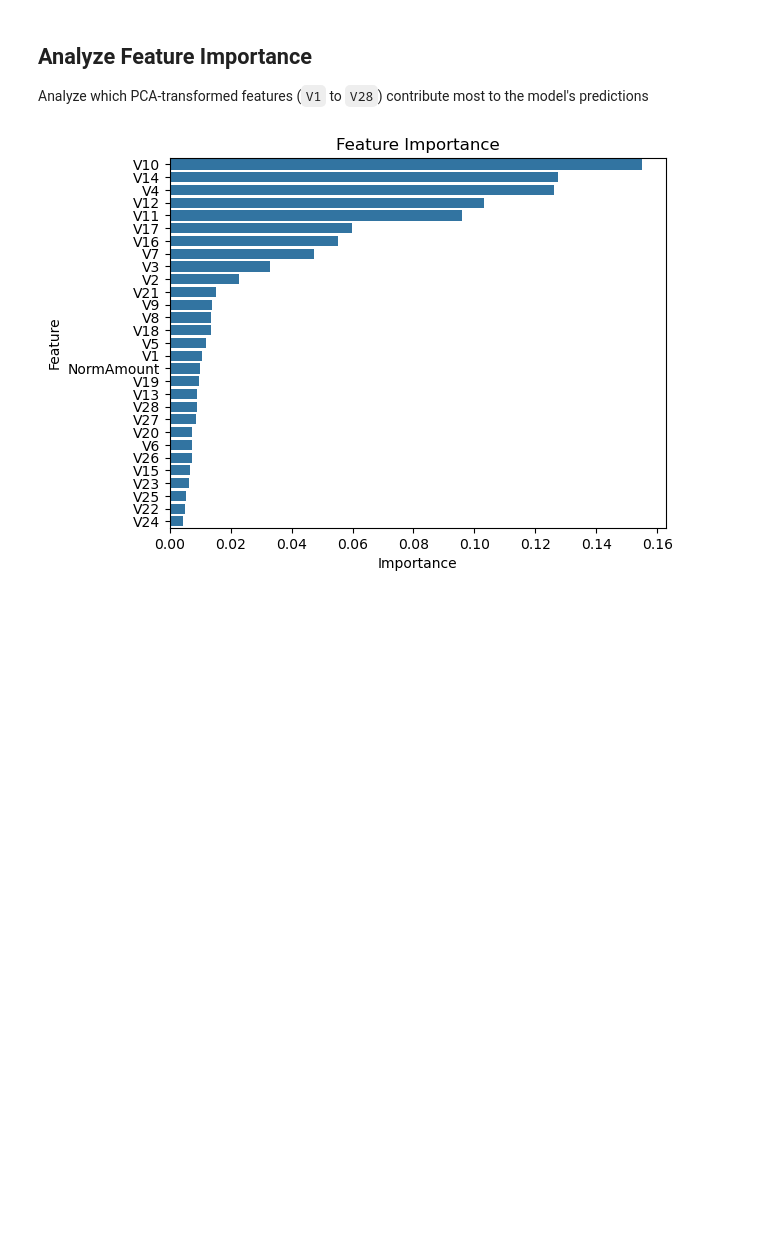
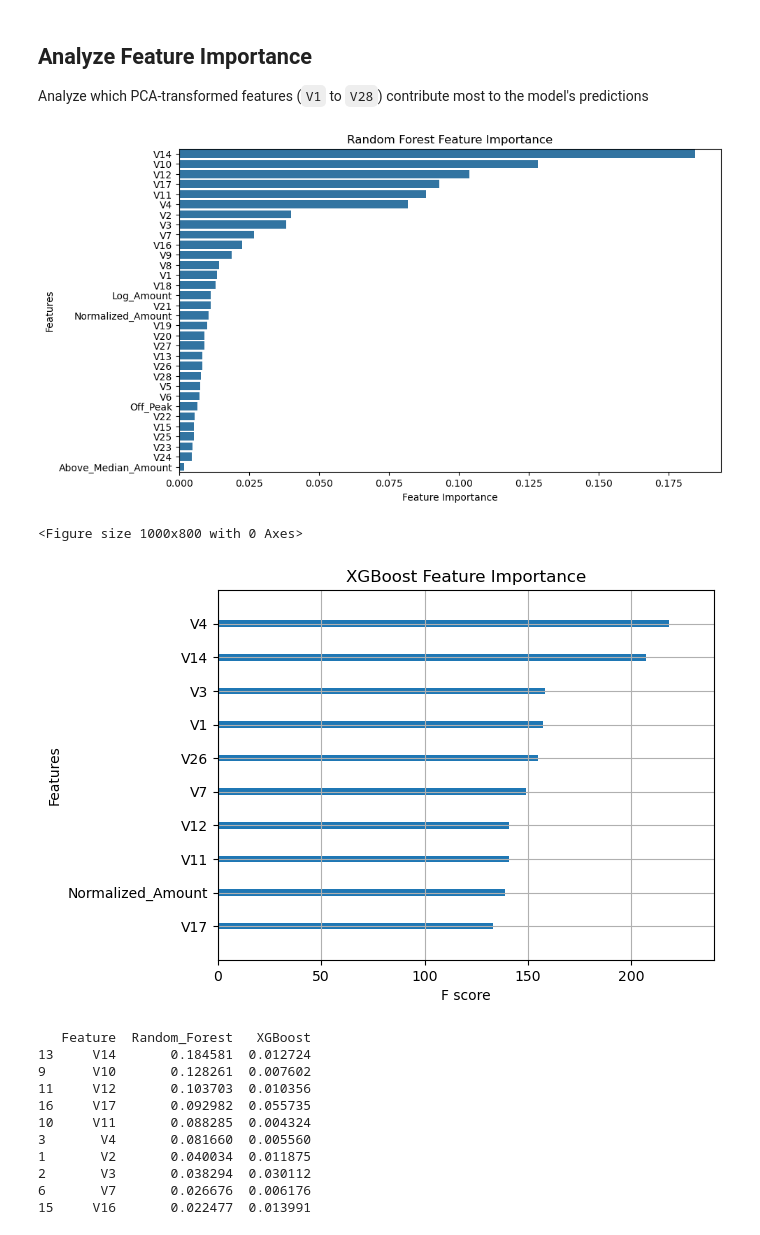
Before and after one commit to bwong109/fraud-detection, a Jupyter notebook: frauddetection.ipynb, the cells around one changed output. Drawn from its saved outputs; the diff is of its cells as text; code cells hidden in the pictures; blank space fills up the shorter version.

```diff
--- a/frauddetection.ipynb
+++ b/frauddetection.ipynb
@@ -158,0 +257,8 @@ Model training complete.
+# %%
+rf = RandomForestClassifier(n_estimators=100, random_state=42)
+rf.fit(X_train_resampled, y_train_resampled)
+
+# Predictions and evaluation
+rf_preds = rf.predict(X_test)
+rf_auc = roc_auc_score(y_test, rf_preds)
+print(f"Random Forest AUC (after SMOTE): {rf_auc}")
@@ -158,0 +269,8 @@ Model training complete.
+# %%
+xgb = XGBClassifier(n_estimators=100, random_state=42, use_label_encoder=False, eval_metric='logloss')
+xgb.fit(X_train_resampled, y_train_resampled)
+
+# Predictions and evaluation
+xgb_preds = xgb.predict(X_test)
+xgb_auc = roc_auc_score(y_test, xgb_preds)
+print(f"XGBoost AUC (after SMOTE): {xgb_auc}")
@@ -197,14 +318,49 @@ plt.show()
 ## Analyze Feature Importance
 Analyze which PCA-transformed features (`V1` to `V28`) contribute most to the model's predictions
 # %%
-# Feature importance
-importances = rf.feature_importances_
-features = X.columns
-feature_importance = pd.DataFrame({'Feature': features, 'Importance': importances})
-feature_importance.sort_values(by='Importance', ascending=False, inplace=True)
+# Extract feature importance from Random Forest
+rf_feature_importance = pd.DataFrame({
+    'Feature': X_train.columns,
+    'Importance': rf.feature_importances_
+}).sort_values(by='Importance', ascending=False)
 
-sns.barplot(x='Importance', y='Feature', data=feature_importance)
-plt.title("Feature Importance")
+# Plot the feature importance
+plt.figure(figsize=(10, 6))
+sns.barplot(x='Importance', y='Feature', data=rf_feature_importance)
+plt.title("Random Forest Feature Importance")
+plt.xlabel("Feature Importance")
+plt.ylabel("Features")
 plt.show()
+
+from xgboost import plot_importance
+
+# Plot feature importance directly using XGBoost
+plt.figure(figsize=(10, 8))
+plot_importance(xgb, max_num_features=10, importance_type='weight', show_values=False)
+plt.title("XGBoost Feature Importance")
+plt.show()
+
+# Combine the importance from both models for comparison
+combined_importance = pd.DataFrame({
+    'Feature': rf_feature_importance['Feature'],
+    'Random_Forest': rf_feature_importance['Importance'],
+    'XGBoost': xgb.feature_importances_
+}).sort_values(by='Random_Forest', ascending=False)
+
+# Display top 10 features
+print(combined_importance.head(10))
 # %% [output]
-[figure, old version]
+[figure, new version]
+<Figure size 1000x800 with 0 Axes>
+[figure, added]
+   Feature  Random_Forest   XGBoost
+13     V14       0.184581  0.012724
+9      V10       0.128261  0.007602
+11     V12       0.103703  0.010356
+16     V17       0.092982  0.055735
+10     V11       0.088285  0.004324
+3       V4       0.081660  0.005560
+1       V2       0.040034  0.011875
+2       V3       0.038294  0.030112
+6       V7       0.026676  0.006176
+15     V16       0.022477  0.013991
```
Also changed, not shown: parts of 25 cells of this notebook.
